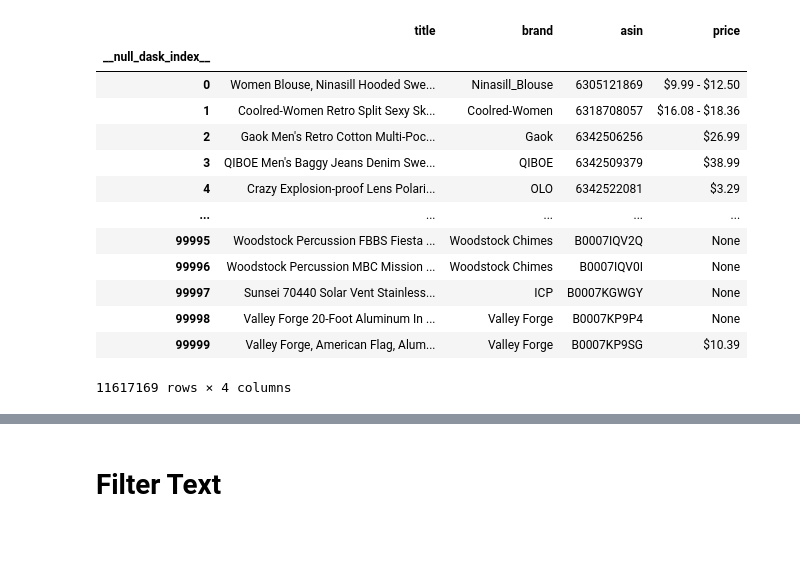
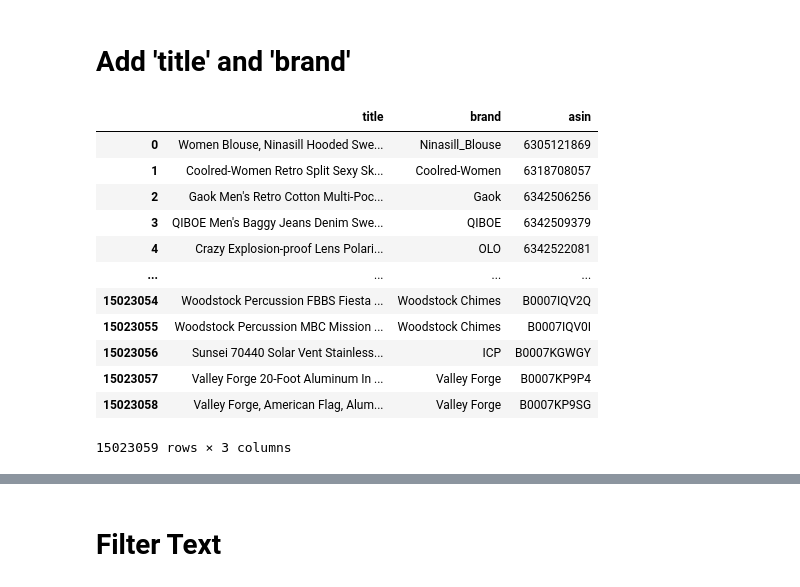
Before and after one commit to ndgigliotti/amazon-product-classifier, a Jupyter notebook: big_clean.ipynb, the cells around one changed output, grey strips where cells are left out. Drawn from its saved outputs; the diff is of its cells as text; code cells hidden in the pictures; blank space fills up the shorter version.

```diff
--- a/big_clean.ipynb
+++ b/big_clean.ipynb
@@ -220,24 +327,25 @@ df
 [interactive output not drawn]
+# %% [markdown]
+# Add 'title' and 'brand'
 # %%
 titles = pd.read_parquet(
-    "data/init_dropna", engine="pyarrow", columns=["title", "brand", "asin", "price"]
+    "data/amazon", engine="pyarrow", columns=["title", "brand", "asin"]
 )
 titles
 # %% [output]
-|  | title | brand | asin | price |
-| __null_dask_index__ |  |  |  |  |
-| 0 | Women Blouse, Ninasill Hooded Swe... | Ninasill_Blouse | 6305121869 | $9.99 - $12.50 |
-| 1 | Coolred-Women Retro Split Sexy Sk... | Coolred-Women | 6318708057 | $16.08 - $18.36 |
-| 2 | Gaok Men's Retro Cotton Multi-Poc... | Gaok | 6342506256 | $26.99 |
-| 3 | QIBOE Men's Baggy Jeans Denim Swe... | QIBOE | 6342509379 | $38.99 |
-| 4 | Crazy Explosion-proof Lens Polari... | OLO | 6342522081 | $3.29 |
-| ... | ... | ... | ... | ... |
-| 99995 | Woodstock Percussion FBBS Fiesta ... | Woodstock Chimes | B0007IQV2Q | None |
-| 99996 | Woodstock Percussion MBC Mission ... | Woodstock Chimes | B0007IQV0I | None |
-| 99997 | Sunsei 70440 Solar Vent Stainless... | ICP | B0007KGWGY | None |
-| 99998 | Valley Forge 20-Foot Aluminum In ... | Valley Forge | B0007KP9P4 | None |
-| 99999 | Valley Forge, American Flag, Alum... | Valley Forge | B0007KP9SG | $10.39 |
+|  | title | brand | asin |
+| 0 | Women Blouse, Ninasill Hooded Swe... | Ninasill_Blouse | 6305121869 |
+| 1 | Coolred-Women Retro Split Sexy Sk... | Coolred-Women | 6318708057 |
+| 2 | Gaok Men's Retro Cotton Multi-Poc... | Gaok | 6342506256 |
+| 3 | QIBOE Men's Baggy Jeans Denim Swe... | QIBOE | 6342509379 |
+| 4 | Crazy Explosion-proof Lens Polari... | OLO | 6342522081 |
+| ... | ... | ... | ... |
+| 15023054 | Woodstock Percussion FBBS Fiesta ... | Woodstock Chimes | B0007IQV2Q |
+| 15023055 | Woodstock Percussion MBC Mission ... | Woodstock Chimes | B0007IQV0I |
+| 15023056 | Sunsei 70440 Solar Vent Stainless... | ICP | B0007KGWGY |
+| 15023057 | Valley Forge 20-Foot Aluminum In ... | Valley Forge | B0007KP9P4 |
+| 15023058 | Valley Forge, American Flag, Alum... | Valley Forge | B0007KP9SG |
-11617169 rows × 4 columns
+15023059 rows × 3 columns
 [interactive output not drawn]
 # %%
 titles = titles.drop_duplicates(subset=["asin"])
```
Also changed, not shown: parts of 100 cells of this notebook, 2 other files.
